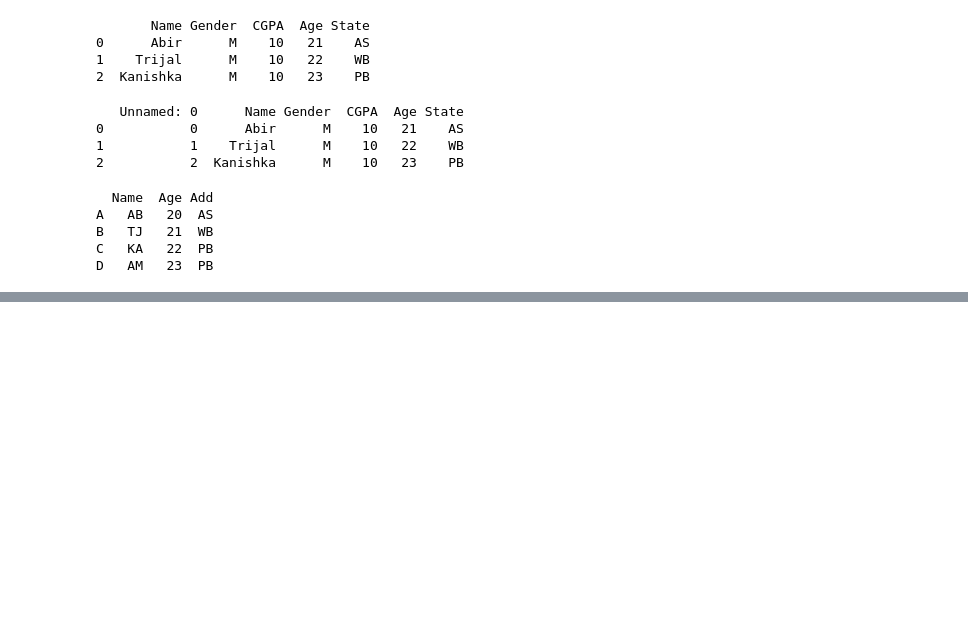
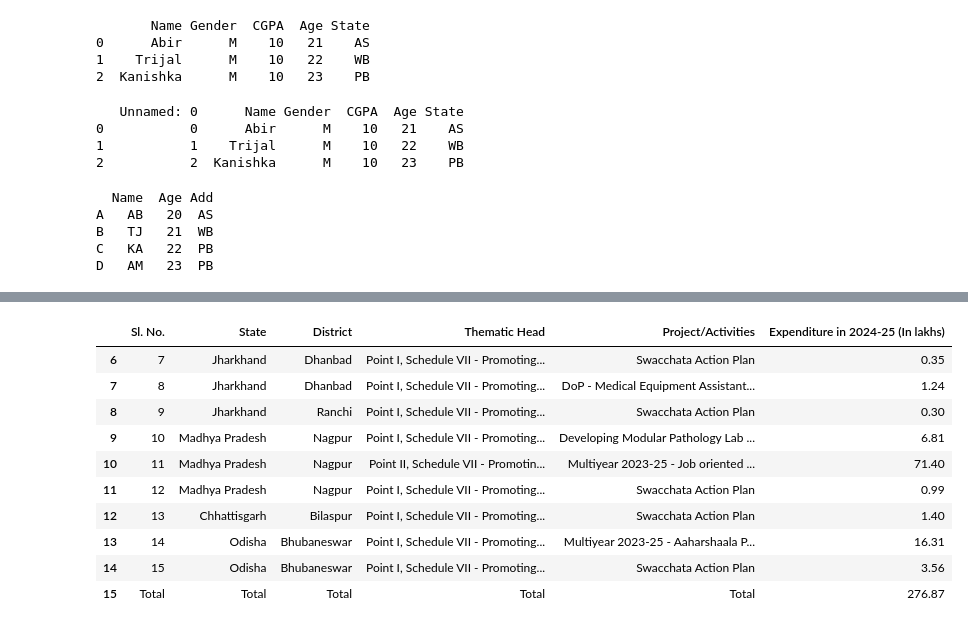
Before and after one commit to iamabirakash/Python, a Jupyter notebook: DataFrame.ipynb, the cells around one changed output, grey strips where cells are left out. Saved outputs shown, nothing was run; the diff lists cells and outputs as text; code cells hidden in the pictures; blank space fills up the shorter version.

```diff
--- a/DataFrame.ipynb
+++ b/DataFrame.ipynb
@@ -142,0 +210,14 @@ D   AM   23  PB
+# %%
+c.tail(10)
+# %% [output]
+|  | Sl. No. | State | District | Thematic Head | Project/Activities | Expenditure in 2024-25 (In lakhs) |
+| 6 | 7 | Jharkhand | Dhanbad | Point I, Schedule VII - Promoting... | Swacchata Action Plan | 0.35 |
+| 7 | 8 | Jharkhand | Dhanbad | Point I, Schedule VII - Promoting... | DoP - Medical Equipment Assistant... | 1.24 |
+| 8 | 9 | Jharkhand | Ranchi | Point I, Schedule VII - Promoting... | Swacchata Action Plan | 0.30 |
+| 9 | 10 | Madhya Pradesh | Nagpur | Point I, Schedule VII - Promoting... | Developing Modular Pathology Lab ... | 6.81 |
+| 10 | 11 | Madhya Pradesh | Nagpur | Point II, Schedule VII - Promotin... | Multiyear 2023-25 - Job oriented ... | 71.40 |
+| 11 | 12 | Madhya Pradesh | Nagpur | Point I, Schedule VII - Promoting... | Swacchata Action Plan | 0.99 |
+| 12 | 13 | Chhattisgarh | Bilaspur | Point I, Schedule VII - Promoting... | Swacchata Action Plan | 1.40 |
+| 13 | 14 | Odisha | Bhubaneswar | Point I, Schedule VII - Promoting... | Multiyear 2023-25 - Aaharshaala P... | 16.31 |
+| 14 | 15 | Odisha | Bhubaneswar | Point I, Schedule VII - Promoting... | Swacchata Action Plan | 3.56 |
+| 15 | Total | Total | Total | Total | Total | 276.87 |
```
Also changed, not shown: parts of 7 cells of this notebook.
